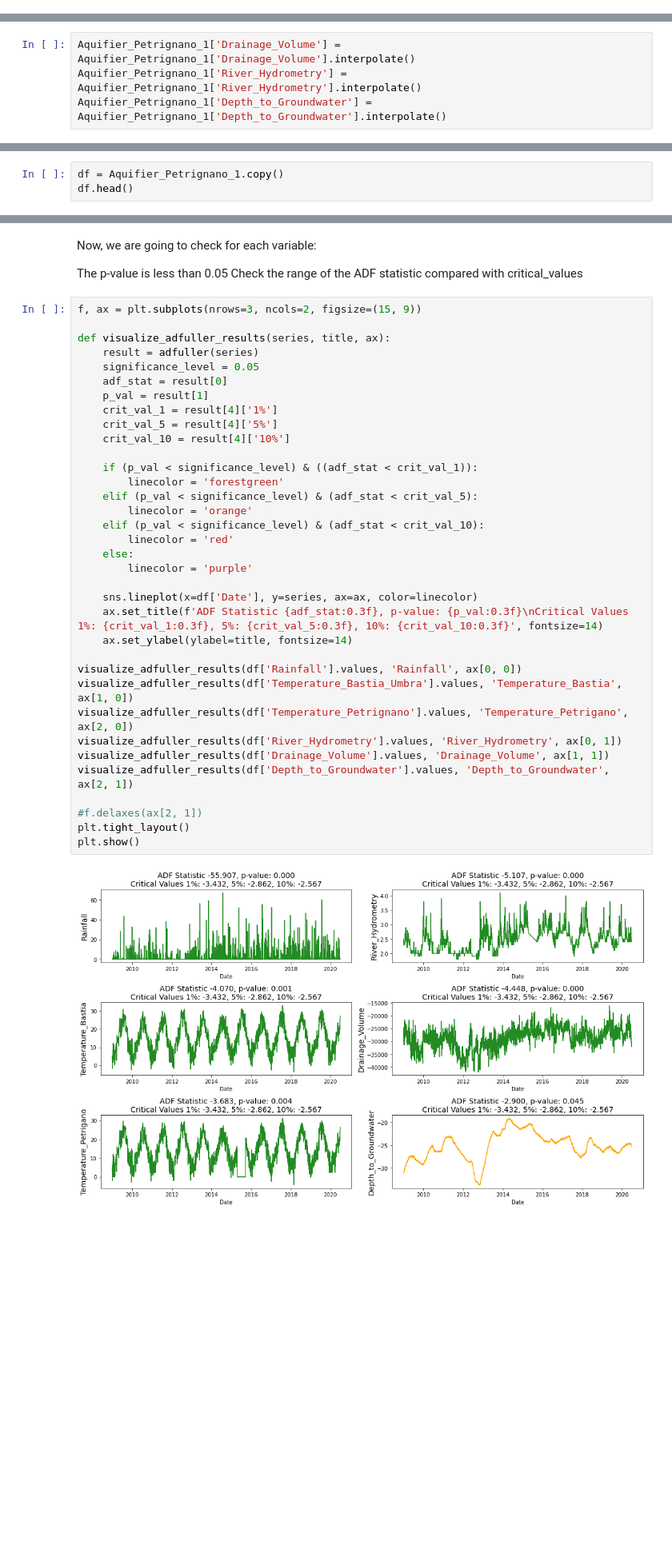
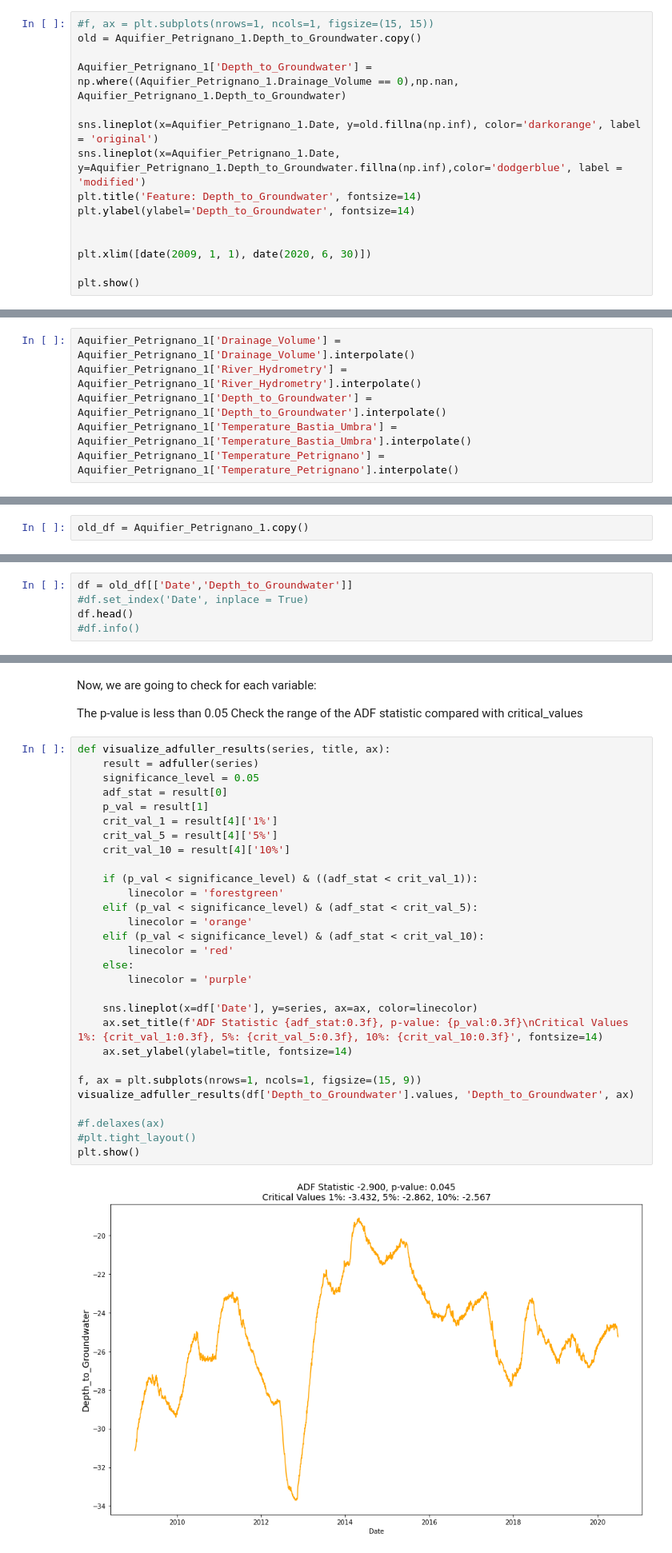
Before and after one commit to sweta0805/Capstone3Project, a Jupyter notebook: Capstone3_Data_wrangling & EDA.ipynb, the cells around one changed output, grey strips where cells are left out. Shown at 80% size. Saved outputs shown, nothing was run; the diff lists cells and outputs as text; blank space fills up the shorter version.

```diff
--- a/Capstone3_Data_wrangling & EDA.ipynb
+++ b/Capstone3_Data_wrangling & EDA.ipynb
@@ -353,3 +335,18 @@ Try using .loc[row_indexer,col_indexer] = value instead
 See the caveats in the documentation: https://pandas.pydata.org/pandas-docs/stable/user_guide/indexing.html#returning-a-view-versus-a-copy
   # This is added back by InteractiveShellApp.init_path()
 [figure]
+# %%
+#f, ax = plt.subplots(nrows=1, ncols=1, figsize=(15, 15))
+old = Aquifier_Petrignano_1.Depth_to_Groundwater.copy()
+
+Aquifier_Petrignano_1['Depth_to_Groundwater'] = np.where((Aquifier_Petrignano_1.Drainage_Volume == 0),np.nan, Aquifier_Petrignano_1.Depth_to_Groundwater)
+
+sns.lineplot(x=Aquifier_Petrignano_1.Date, y=old.fillna(np.inf), color='darkorange', label = 'original')
+sns.lineplot(x=Aquifier_Petrignano_1.Date, y=Aquifier_Petrignano_1.Depth_to_Groundwater.fillna(np.inf),color='dodgerblue', label = 'modified')
+plt.title('Feature: Depth_to_Groundwater', fontsize=14)
+plt.ylabel(ylabel='Depth_to_Groundwater', fontsize=14)
+
+
+plt.xlim([date(2009, 1, 1), date(2020, 6, 30)])
+
+plt.show()
@@ -416,6 +454,8 @@ As we can see, the best option in this case, is interpolate
 Aquifier_Petrignano_1['Drainage_Volume'] = Aquifier_Petrignano_1['Drainage_Volume'].interpolate()
 Aquifier_Petrignano_1['River_Hydrometry'] = Aquifier_Petrignano_1['River_Hydrometry'].interpolate()
 Aquifier_Petrignano_1['Depth_to_Groundwater'] = Aquifier_Petrignano_1['Depth_to_Groundwater'].interpolate()
+Aquifier_Petrignano_1['Temperature_Bastia_Umbra'] = Aquifier_Petrignano_1['Temperature_Bastia_Umbra'].interpolate()
+Aquifier_Petrignano_1['Temperature_Petrignano'] = Aquifier_Petrignano_1['Temperature_Petrignano'].interpolate()
 # %% [output]
 A value is trying to be set on a copy of a slice from a DataFrame.
 Try using .loc[row_indexer,col_indexer] = value instead
@@ -505,5 +516,4 @@ plt.show()
 # %% [markdown]
 After review the data get to know there is more rainfall in yera 2017 & 2015. Annual temperature is constant throught every year
 # %%
-df = Aquifier_Petrignano_1.copy()
-df.head()
+old_df = Aquifier_Petrignano_1.copy()
@@ -516,0 +520,5 @@ df.head()
+# %%
+df = old_df[['Date','Depth_to_Groundwater']]
+#df.set_index('Date', inplace = True)
+df.head()
+#df.info()
@@ -670,42 +651,36 @@ Now, we are going to check for each variable:
 The p-value is less than 0.05
 Check the range of the ADF statistic compared with critical_values
 # %%
-f, ax = plt.subplots(nrows=3, ncols=2, figsize=(15, 9))
-
 def visualize_adfuller_results(series, title, ax):
     result = adfuller(series)
     significance_level = 0.05
     adf_stat = result[0]
     p_val = result[1]
     crit_val_1 = result[4]['1%']
     crit_val_5 = result[4]['5%']
     crit_val_10 = result[4]['10%']
 
     if (p_val < significance_level) & ((adf_stat < crit_val_1)):
         linecolor = 'forestgreen'
     elif (p_val < significance_level) & (adf_stat < crit_val_5):
         linecolor = 'orange'
     elif (p_val < significance_level) & (adf_stat < crit_val_10):
         linecolor = 'red'
     else:
         linecolor = 'purple'
 
     sns.lineplot(x=df['Date'], y=series, ax=ax, color=linecolor)
     ax.set_title(f'ADF Statistic {adf_stat:0.3f}, p-value: {p_val:0.3f}\nCritical Values 1%: {crit_val_1:0.3f}, 5%: {crit_val_5:0.3f}, 10%: {crit_val_10:0.3f}', fontsize=14)
     ax.set_ylabel(ylabel=title, fontsize=14)
 
-visualize_adfuller_results(df['Rainfall'].values, 'Rainfall', ax[0, 0])
-visualize_adfuller_results(df['Temperature_Bastia_Umbra'].values, 'Temperature_Bastia', ax[1, 0])
-visualize_adfuller_results(df['Temperature_Petrignano'].values, 'Temperature_Petrigano', ax[2, 0])
-visualize_adfuller_results(df['River_Hydrometry'].values, 'River_Hydrometry', ax[0, 1])
-visualize_adfuller_results(df['Drainage_Volume'].values, 'Drainage_Volume', ax[1, 1])
-visualize_adfuller_results(df['Depth_to_Groundwater'].values, 'Depth_to_Groundwater', ax[2, 1])
+f, ax = plt.subplots(nrows=1, ncols=1, figsize=(15, 9))
+visualize_adfuller_results(df['Depth_to_Groundwater'].values, 'Depth_to_Groundwater', ax)
 
-#f.delaxes(ax[2, 1])
-plt.tight_layout()
+#f.delaxes(ax)
+#plt.tight_layout()
 plt.show()
 # %% [output]
-[figure, old version]
+[figure, new version]
 # %% [markdown]
 If the data is not stationary but we want to use a model that requires with characteristic, the data has to be transformed. However, if the data is not stationary to begin with, we should rethink the choice of model.
 
```
Also changed, not shown: parts of 74 cells of this notebook, 1 other file.
